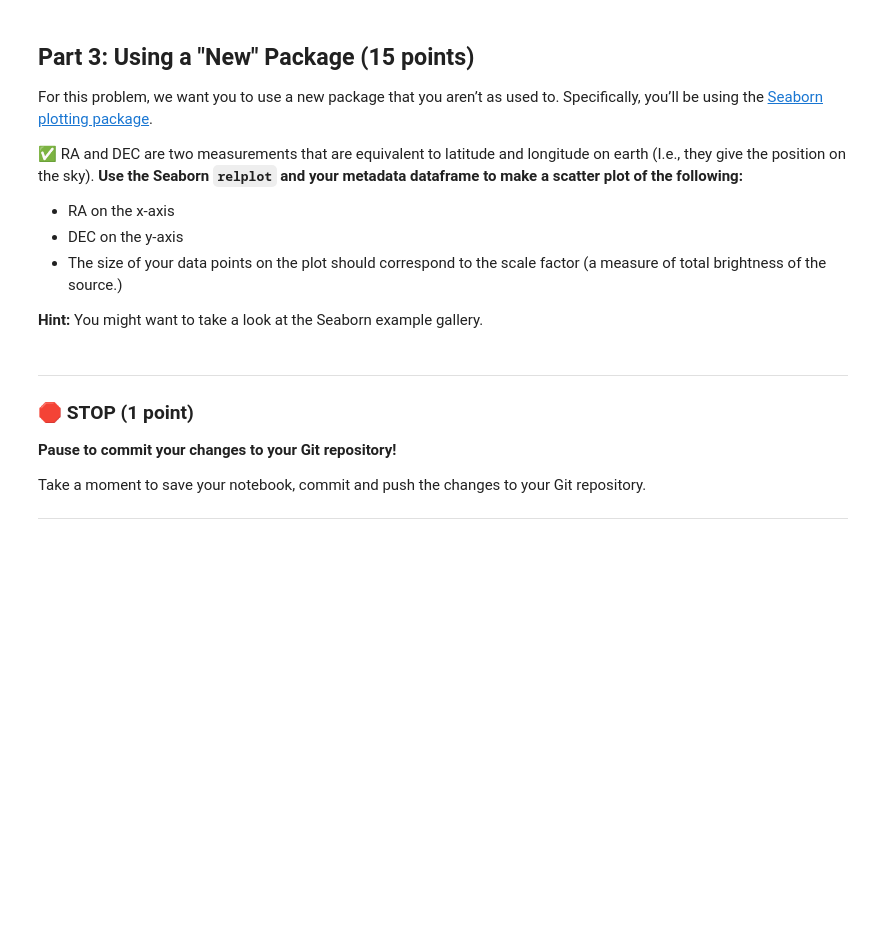
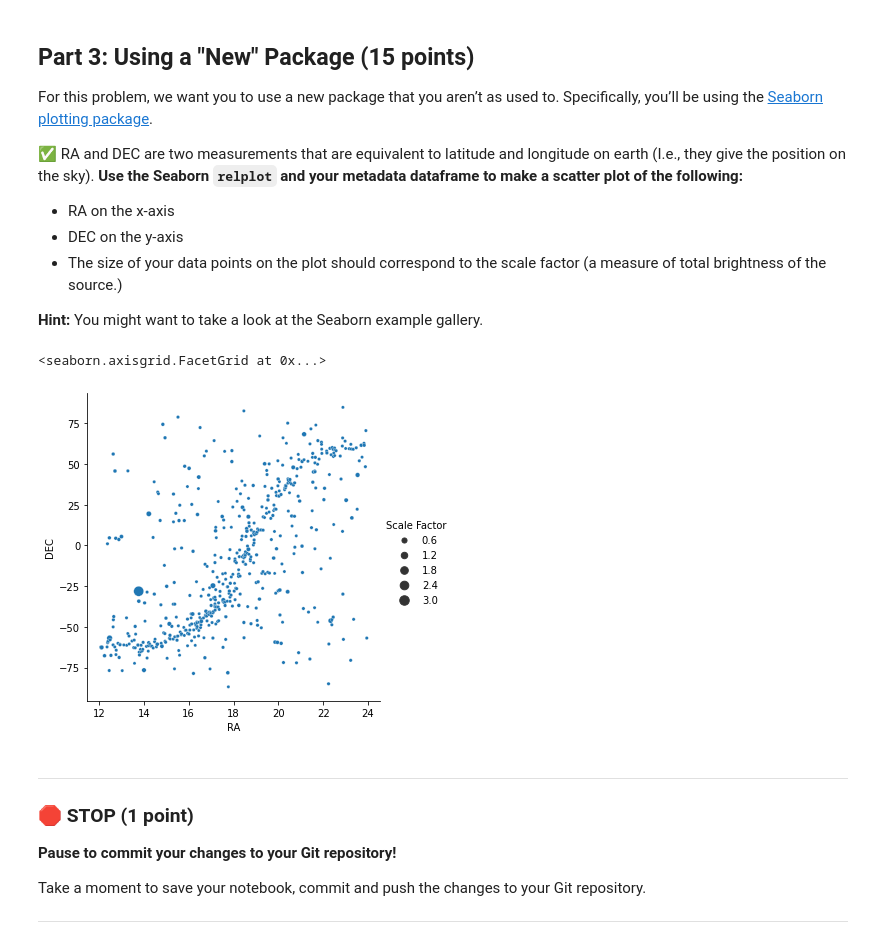
Before and after one commit to elidenslow-msu/midterm, a Jupyter notebook: CMSE202_Midterm_Sect01_STUDENT.ipynb, the cells around one changed output. Drawn from its saved outputs; the diff is of its cells as text; code cells hidden in the pictures; blank space fills up the shorter version.

```diff
--- a/CMSE202_Midterm_Sect01_STUDENT.ipynb
+++ b/CMSE202_Midterm_Sect01_STUDENT.ipynb
@@ -60,4 +63,7 @@ First, let’s get our data files.
 
 &#9989; **Read in the two data files using Pandas (put your code in the cell below).** One of them has the spectrum for each source, while the other has metadata about each source.
 # %%
-#Write your code here
+import pandas as pd
+spectra = pd.read_csv("spectra_data.csv")
+meta =pd.read_csv("metadata.csv")
+meta
@@ -79,7 +99,11 @@ For this problem, we want you to use a new package that you aren’t as used to.
 
 **Hint:** You might want to take a look at the Seaborn example gallery.
 # %%
-#Write your code here
+import seaborn as sns
+sns.relplot(data=meta, x="RA", y="DEC", kind="scatter", size= "Scale Factor", sizes=(10, 100))
+# %% [output]
+<seaborn.axisgrid.FacetGrid at 0x...>
+[figure, added]
 # %% [markdown]
 ---
 ### &#128721; STOP (1 point)
```
Also changed, not shown: parts of 4 cells of this notebook.
